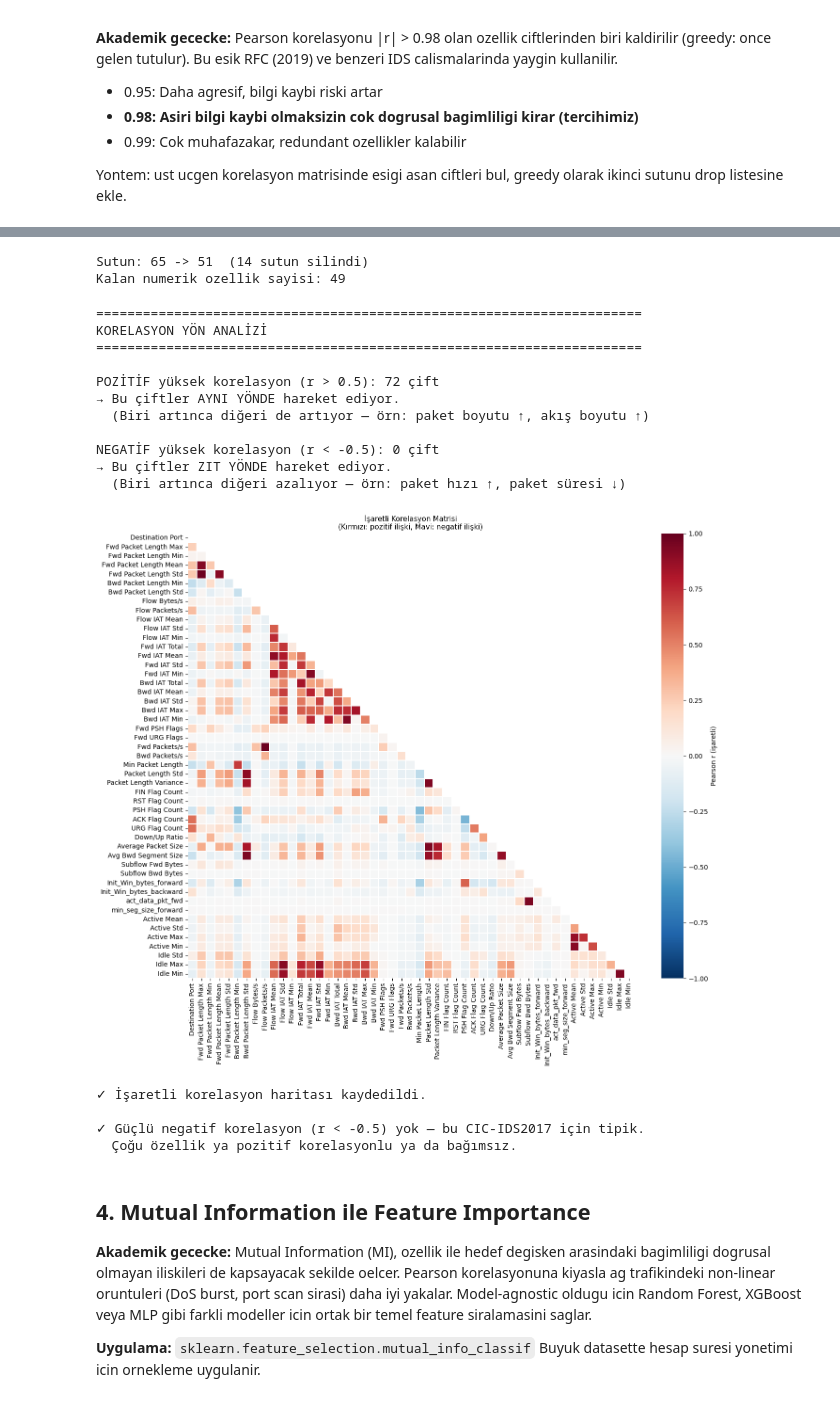
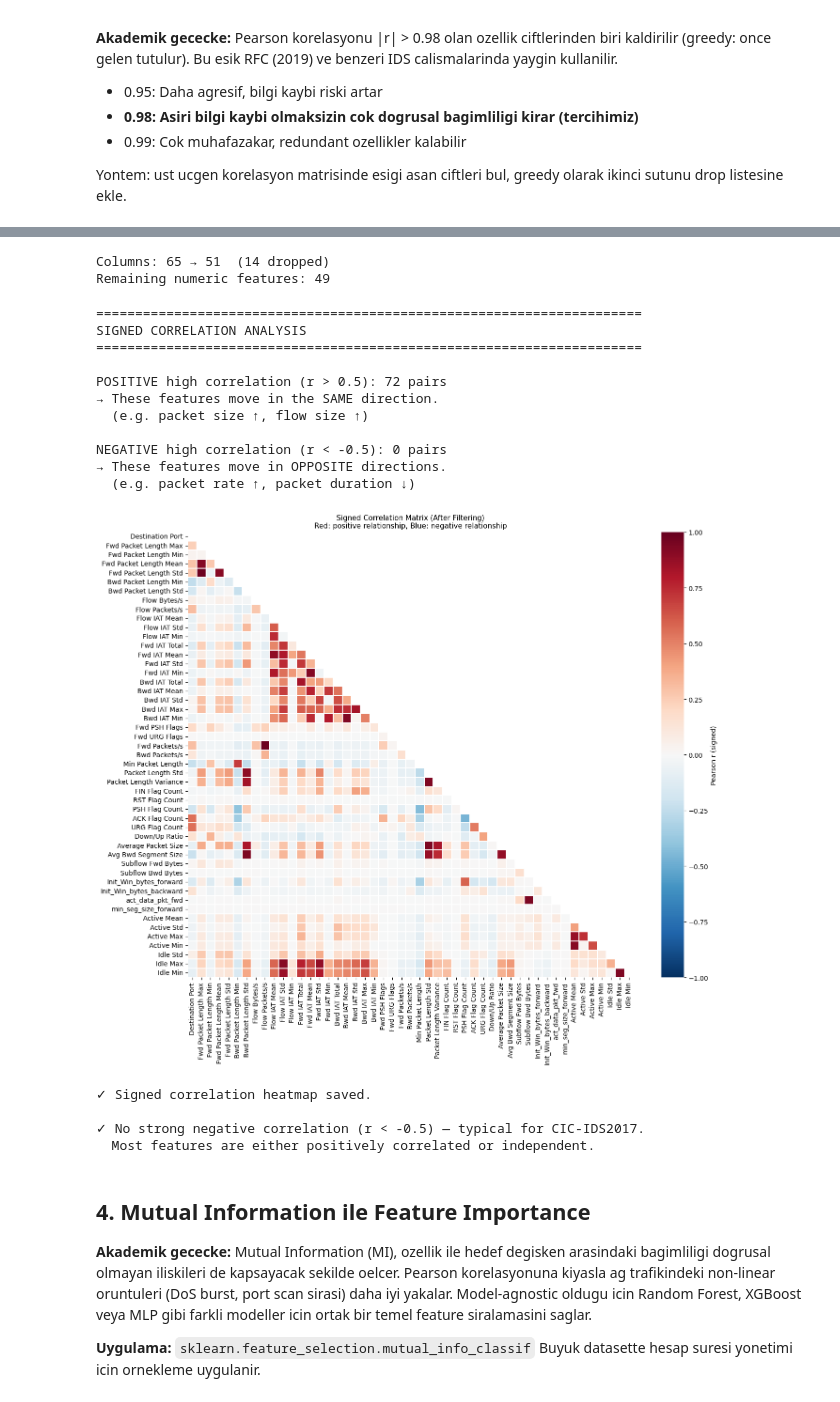
Before and after one commit to goktu9/ids-attack-detection, a Jupyter notebook: notebooks/03_feature_engineering.ipynb, the cells around one changed output, grey strips where cells are left out. Cells and saved outputs as stored; diff of their text form; code cells hidden in the pictures.

```diff
--- a/notebooks/03_feature_engineering.ipynb
+++ b/notebooks/03_feature_engineering.ipynb
@@ -230,23 +264,22 @@ before_corr = df.shape[1]
 df.drop(columns=list(to_drop_corr), inplace=True)
 after_corr  = df.shape[1]
 
-numeric_cols = df.select_dtypes(include=[np.number]).columns.tolist()
+numeric_cols  = df.select_dtypes(include=[np.number]).columns.tolist()
+n_after_corr  = len(numeric_cols)
 
-print(f"Sutun: {before_corr} -> {after_corr}  ({before_corr - after_corr} sutun silindi)")
-print(f"Kalan numerik ozellik sayisi: {len(numeric_cols)}")
+print(f"Columns: {before_corr} → {after_corr}  ({before_corr - after_corr} dropped)")
+print(f"Remaining numeric features: {n_after_corr}")
 # %% [output]
-Sutun: 65 -> 51  (14 sutun silindi)
-Kalan numerik ozellik sayisi: 49
+Columns: 65 → 51  (14 dropped)
+Remaining numeric features: 49
 # %%
-# ── Korelasyon Yön Analizi (Signed Correlation) ───────────────────────────
+# ── Signed Correlation Analysis ─────────────────────────────────────────────
 print("=" * 70)
-print("KORELASYON YÖN ANALİZİ")
+print("SIGNED CORRELATION ANALYSIS")
 print("=" * 70)
 
-# İşaretli korelasyon matrisi (abs olmadan) - DEĞİŞKEN İSMİ DÜZELTİLDİ (numeric_cols)
 corr_signed = df[numeric_cols].corr(method="pearson")
 
-# Pozitif yüksek korelasyonlar (r > 0.5)
 upper_signed = corr_signed.where(
     np.triu(np.ones(corr_signed.shape), k=1).astype(bool)
 )
@@ -263,65 +296,63 @@ neg_pairs = [(c, r, upper_signed.loc[r, c])
              if pd.notna(upper_signed.loc[r, c])
              and upper_signed.loc[r, c] < -0.5]
 
-print(f"\nPOZİTİF yüksek korelasyon (r > 0.5): {len(pos_pairs)} çift")
-print("→ Bu çiftler AYNI YÖNDE hareket ediyor.")
-print("  (Biri artınca diğeri de artıyor — örn: paket boyutu ↑, akış boyutu ↑)\n")
+print(f"\nPOSITIVE high correlation (r > 0.5): {len(pos_pairs)} pairs")
+print("→ These features move in the SAME direction.")
+print("  (e.g. packet size ↑, flow size ↑)\n")
 
-print(f"NEGATİF yüksek korelasyon (r < -0.5): {len(neg_pairs)} çift")
-print("→ Bu çiftler ZIT YÖNDE hareket ediyor.")
-print("  (Biri artınca diğeri azalıyor — örn: paket hızı ↑, paket süresi ↓)\n")
+print(f"NEGATIVE high correlation (r < -0.5): {len(neg_pairs)} pairs")
+print("→ These features move in OPPOSITE directions.")
+print("  (e.g. packet rate ↑, packet duration ↓)\n")
 
-# Görsel: Signed heatmap (sadece final numeric_cols için)
 if len(numeric_cols) <= 50:
     fig, ax = plt.subplots(figsize=(14, 12))
     mask = np.triu(np.ones_like(corr_signed.loc[numeric_cols, numeric_cols], dtype=bool))
     sns.heatmap(
         corr_signed.loc[numeric_cols, numeric_cols],
         mask=mask,
-        cmap="RdBu_r",      # Kırmızı=pozitif, Mavi=negatif
+        cmap="RdBu_r",
         center=0,
         vmin=-1, vmax=1,
         annot=False,
         ax=ax,
         linewidths=0.3,
-        cbar_kws={"label": "Pearson r (işaretli)"}
+        cbar_kws={"label": "Pearson r (signed)"}
     )
     ax.set_title(
-        "İşaretli Korelasyon Matrisi\n"
-        "(Kırmızı: pozitif ilişki, Mavi: negatif ilişki)",
+        "Signed Correlation Matrix (After Filtering)\n"
+        "Red: positive relationship, Blue: negative relationship",
         fontsize=11
     )
     plt.tight_layout()
-    plt.savefig("../data/csv/signed_correlation_heatmap.png",
+    plt.savefig(f"{PLOT_DIR}/signed_correlation_heatmap.png",
                 dpi=150, bbox_inches="tight")
     plt.show()
-    print("✓ İşaretli korelasyon haritası kaydedildi.")
+    print("✓ Signed correlation heatmap saved.")
 
-# Negatif çiftlerin listesi (varsa)
 if neg_pairs:
-    print("\nNegatif korelasyonlu çiftler:")
+    print("\nNegatively correlated pairs:")
     for c1, c2, r in sorted(neg_pairs, key=lambda x: x[2])[:10]:
         print(f"  {c1:<35} ↕ {c2:<35}  r={r:.4f}")
 else:
-    print("\n✓ Güçlü negatif korelasyon (r < -0.5) yok — bu CIC-IDS2017 için tipik.")
-    print("  Çoğu özellik ya pozitif korelasyonlu ya da bağımsız.")
+    print("\n✓ No strong negative correlation (r < -0.5) — typical for CIC-IDS2017.")
+    print("  Most features are either positively correlated or independent.")
 # %% [output]
 ======================================================================
-KORELASYON YÖN ANALİZİ
+SIGNED CORRELATION ANALYSIS
 ======================================================================
 
-POZİTİF yüksek korelasyon (r > 0.5): 72 çift
-→ Bu çiftler AYNI YÖNDE hareket ediyor.
-  (Biri artınca diğeri de artıyor — örn: paket boyutu ↑, akış boyutu ↑)
+POSITIVE high correlation (r > 0.5): 72 pairs
+→ These features move in the SAME direction.
+  (e.g. packet size ↑, flow size ↑)
 
-NEGATİF yüksek korelasyon (r < -0.5): 0 çift
-→ Bu çiftler ZIT YÖNDE hareket ediyor.
-  (Biri artınca diğeri azalıyor — örn: paket hızı ↑, paket süresi ↓)
+NEGATIVE high correlation (r < -0.5): 0 pairs
+→ These features move in OPPOSITE directions.
+  (e.g. packet rate ↑, packet duration ↓)
-[figure, old version]
+[figure, new version]
-✓ İşaretli korelasyon haritası kaydedildi.
+✓ Signed correlation heatmap saved.
 
-✓ Güçlü negatif korelasyon (r < -0.5) yok — bu CIC-IDS2017 için tipik.
-  Çoğu özellik ya pozitif korelasyonlu ya da bağımsız.
+✓ No strong negative correlation (r < -0.5) — typical for CIC-IDS2017.
+  Most features are either positively correlated or independent.
 # %% [markdown]
 ## 4. Mutual Information ile Feature Importance
 
```
Also changed, not shown: parts of 12 cells of this notebook, 37 other files.
